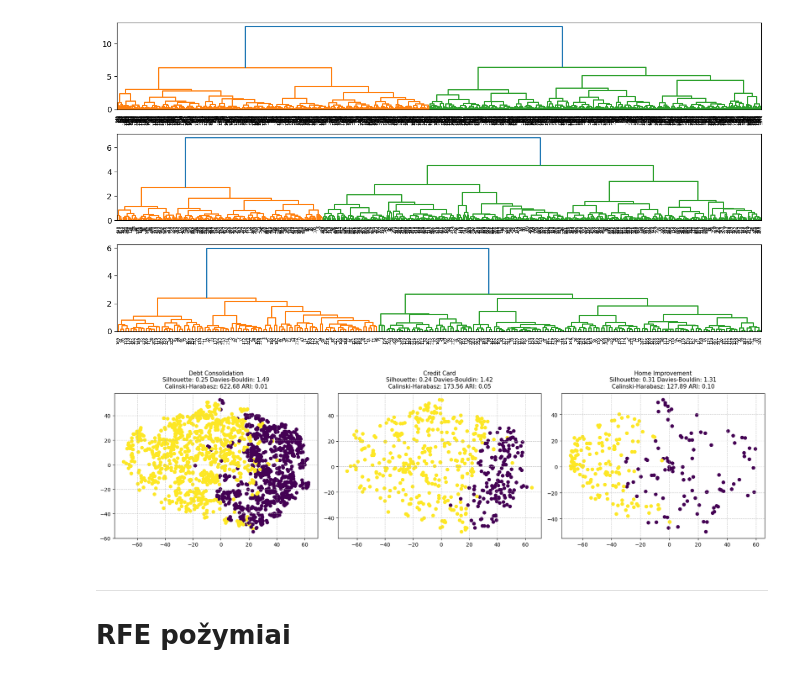
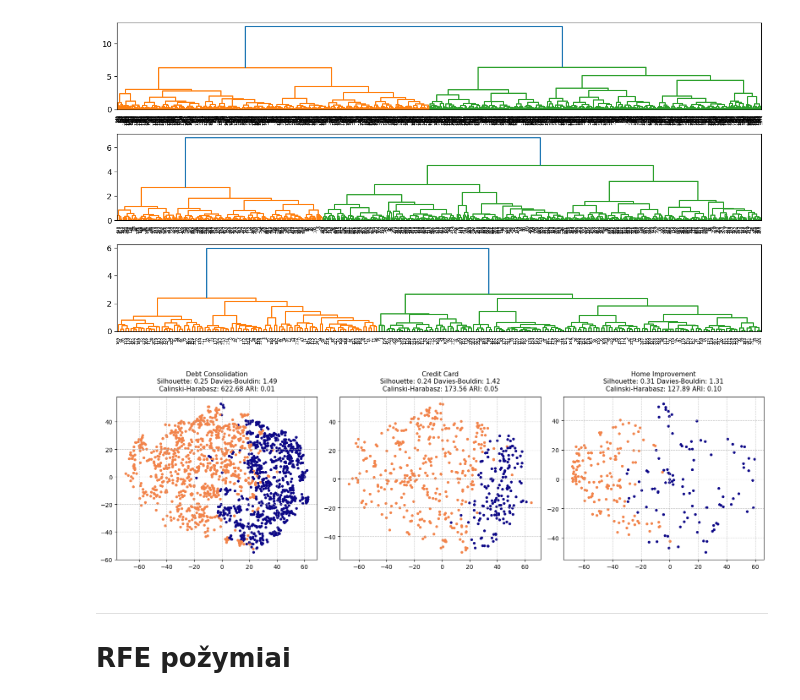
Before and after one commit to EvelinaDu/Papildomi_duomenu_vizualizavimo_skyriai, a Jupyter notebook: 3_laboratorinis/Hierarchical.ipynb, the cells around one changed output. Saved outputs shown, nothing was run; the diff lists cells and outputs as text; code cells hidden in the pictures.

Commit message:
Fix: credit labels

```diff
--- a/3_laboratorinis/Hierarchical.ipynb
+++ b/3_laboratorinis/Hierarchical.ipynb
@@ -5,6 +5,10 @@ import matplotlib.pyplot as plt
 import numpy as np
 import seaborn as sns
 from sklearn.metrics import silhouette_score, davies_bouldin_score, calinski_harabasz_score, adjusted_rand_score
+
+import matplotlib.cm as cm
+from matplotlib.colors import ListedColormap
+plasma_truncated = ListedColormap(cm.plasma(np.linspace(0, 0.7, 256)))
 # %%
 min_max_data = pd.read_csv("full_min_max_data.csv")
 tsne_results = pd.read_csv("tsne_data.csv")
@@ -99,36 +103,36 @@ tsne_results.loc[tsne_results['cat'] == 'debt_consolidation', 'cluster_label'] =
 tsne_results.loc[tsne_results['cat'] == 'credit_card', 'cluster_label'] = labels_credit
 tsne_results.loc[tsne_results['cat'] == 'home_improvement', 'cluster_label'] = labels_home
 
-fig, axes = plt.subplots(1, 3, figsize=(18, 5))
+fig, axes = plt.subplots(1, 3, figsize=(16, 5))
 categories = ['debt_consolidation', 'credit_card', 'home_improvement']
 
 scores = [
     (silhouette_score(full_feature_dfs['debt_consolidation'], labels_debt),
      davies_bouldin_score(full_feature_dfs['debt_consolidation'], labels_debt),
      calinski_harabasz_score(full_feature_dfs['debt_consolidation'], labels_debt),
      adjusted_rand_score(true_labels[0], labels_debt)),
     (silhouette_score(full_feature_dfs['credit_card'], labels_credit),
      davies_bouldin_score(full_feature_dfs['credit_card'], labels_credit),
      calinski_harabasz_score(full_feature_dfs['credit_card'], labels_credit),
      adjusted_rand_score(true_labels[1], labels_credit)),
     (silhouette_score(full_feature_dfs['home_improvement'], labels_home),
      davies_bouldin_score(full_feature_dfs['home_improvement'], labels_home),
      calinski_harabasz_score(full_feature_dfs['home_improvement'], labels_home),
      adjusted_rand_score(true_labels[2], labels_home)),
 ]
 
 for i, cat in enumerate(categories):
     subset = tsne_results[tsne_results['cat'] == cat]
 
-    axes[i].scatter(subset['tsne_1'], subset['tsne_2'], c=subset['cluster_label'], cmap='viridis')
+    axes[i].scatter(subset['tsne_1'], subset['tsne_2'], c=subset['cluster_label'], cmap=plasma_truncated, s=13)
     title_text = f"{cat.replace('_', ' ').title()}\nSilhouette: {scores[i][0]:.2f} Davies-Bouldin: {scores[i][1]:.2f}\nCalinski-Harabasz: {scores[i][2]:.2f} ARI: {scores[i][3]:.2f}"
     axes[i].set_title(title_text, fontsize=11, pad=10)
     axes[i].grid(True, linestyle='--', alpha=0.7)
 
 plt.tight_layout()
 plt.show()
 # %% [output]
-[figure, old version]
+[figure, new version]
 # %% [markdown]
 ---
 # RFE požymiai
```
Also changed, not shown: parts of 7 cells of this notebook.
